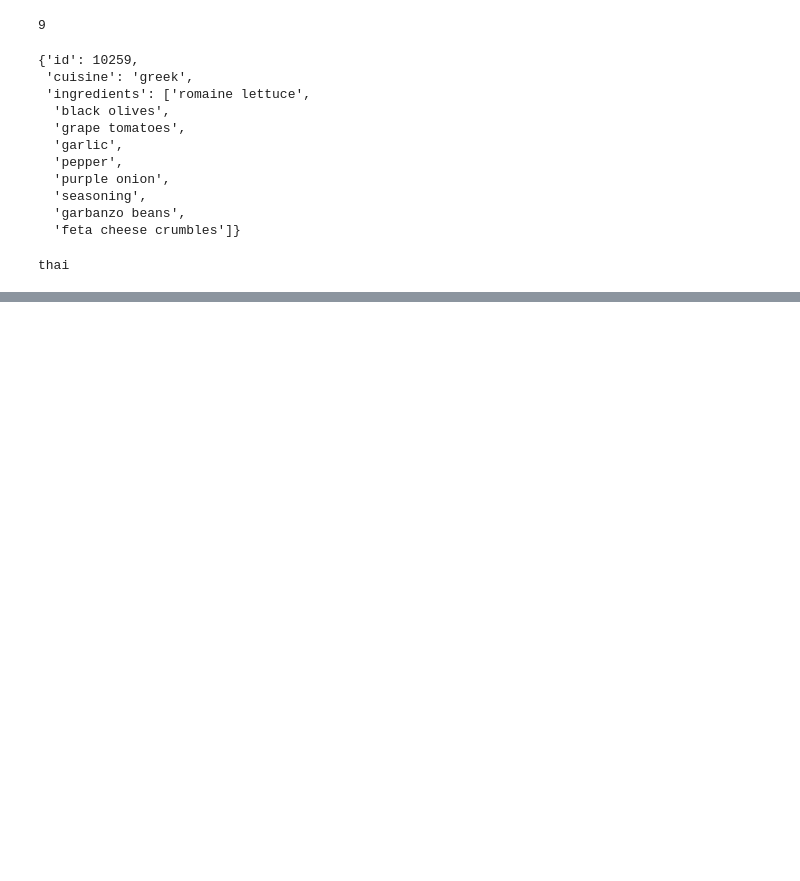
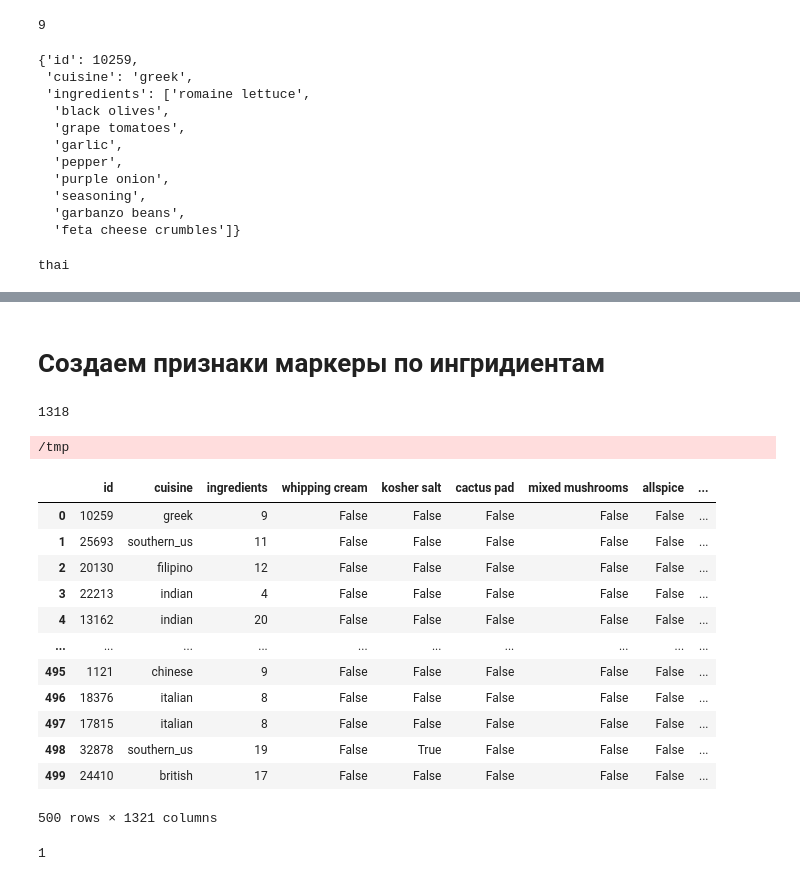
Before and after one commit to fandox/DataScience, a Jupyter notebook: PY16/p2-19.ipynb, the cells around one changed output, grey strips where cells are left out. Cells and saved outputs as stored; diff of their text form; code cells hidden in the pictures; blank space fills up the shorter version.

```diff
--- a/PY16/p2-19.ipynb
+++ b/PY16/p2-19.ipynb
@@ -257,10 +257,16 @@ thai
 # %%
 from collections import defaultdict
 
-result = defaultdict('0')
-print(result[1])
+result = defaultdict(int)
 for i in range(0, len(recipes)):
     result[recipes[i]['cuisine']] +=1
 
-print(result)
+max = 0
+most_common_cuisine = None
+for i in result:
+    if result[i] > max:
+        max = result[i]
+        most_common_cuisine = i
+
+print(most_common_cuisine)
 # %% [output]
@@ -267,0 +289,2 @@ TypeError: first argument must be callable or None
+# %%
+df2 = pd.read_json('data/recipes.json')
@@ -267,0 +300,40 @@ TypeError: first argument must be callable or None
+# %% [markdown]
+# Создаем признаки маркеры по ингридиентам
+# %%
+data = set()
+for i in df2.ingredients:
+    for j in i:
+        data.add(j)
+
+print(len(data))
+
+def marker(data, ingredient_s):
+    if ingredient_s in data:
+        return True
+    return False
+
+for i in data:
+    df2[i] = df2['ingredients'].apply(marker,args = [i])
+
+df2['ingredients'] = df2['ingredients'].apply(len) # Заменяем список ингредиентов в рецепте на их количество
+display(df2)
+# %% [output]
+1318
+/tmp
+|  | id | cuisine | ingredients | whipping cream | kosher salt | cactus pad | mixed mushrooms | allspice | ... |
+| 0 | 10259 | greek | 9 | False | False | False | False | False | ... |
+| 1 | 25693 | southern_us | 11 | False | False | False | False | False | ... |
+| 2 | 20130 | filipino | 12 | False | False | False | False | False | ... |
+| 3 | 22213 | indian | 4 | False | False | False | False | False | ... |
+| 4 | 13162 | indian | 20 | False | False | False | False | False | ... |
+| ... | ... | ... | ... | ... | ... | ... | ... | ... | ... |
+| 495 | 1121 | chinese | 9 | False | False | False | False | False | ... |
+| 496 | 18376 | italian | 8 | False | False | False | False | False | ... |
+| 497 | 17815 | italian | 8 | False | False | False | False | False | ... |
+| 498 | 32878 | southern_us | 19 | False | True | False | False | False | ... |
+| 499 | 24410 | british | 17 | False | False | False | False | False | ... |
+500 rows × 1321 columns
+# %%
+df2['fat free yogurt'].sum()
+# %% [output]
+1
```
Also changed, not shown: parts of 13 cells of this notebook.
